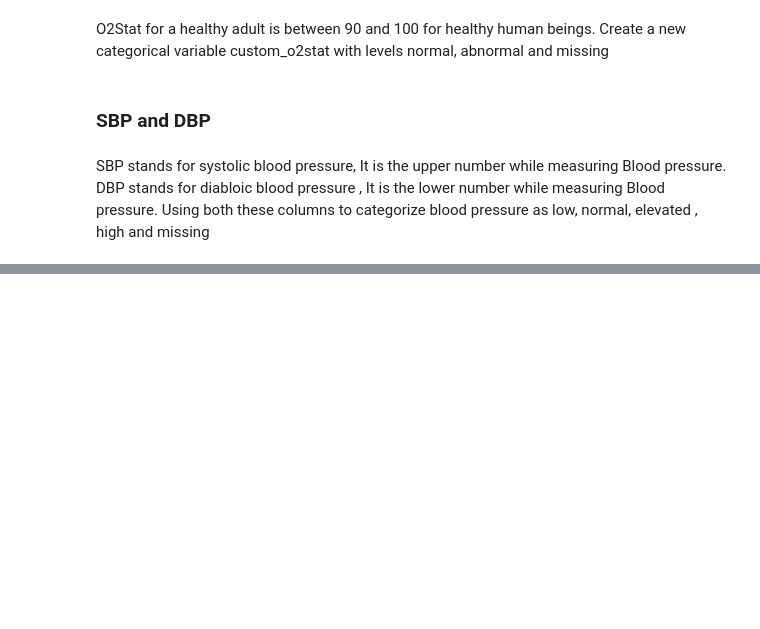
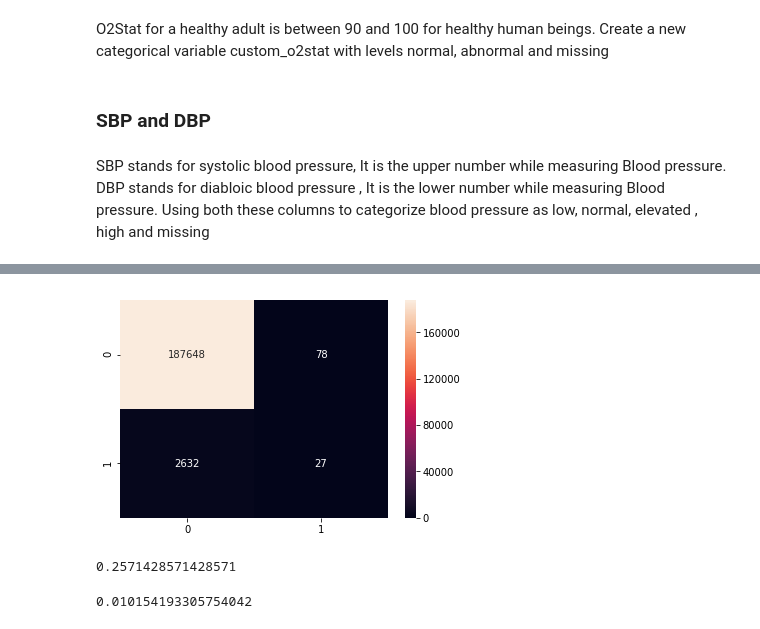
Before and after one commit to kskaran94/Sepsis_Identification, a Jupyter notebook: Feature_Engineering.ipynb, the cells around one changed output, grey strips where cells are left out. Drawn from its saved outputs; the diff is of its cells as text; code cells hidden in the pictures; blank space fills up the shorter version.

```diff
--- a/Feature_Engineering.ipynb
+++ b/Feature_Engineering.ipynb
@@ -93,0 +195,20 @@ train['custom_bp'].fillna('Missing', inplace=True)
+# %%
+df = pd.DataFrame(log_pipe_scale.predict_proba(X_val))
+
+df['actual'] = y_val
+df.loc[(df[1] >=0.4), 'pred'] = 1
+df.loc[(df[1] <0.4), 'pred'] = 0
+# %%
+conf_matrix = confusion_matrix(df['actual'], df['pred'])
+
+sns.heatmap(conf_matrix, annot=True, fmt="d");
+# %% [output]
+[figure, added]
+# %%
+precision_score(df['actual'], df['pred'])
+# %% [output]
+0.2571428571428571
+# %%
+recall_score(df['actual'], df['pred'])
+# %% [output]
+0.010154193305754042
```
Also changed, not shown: parts of 26 cells of this notebook.
